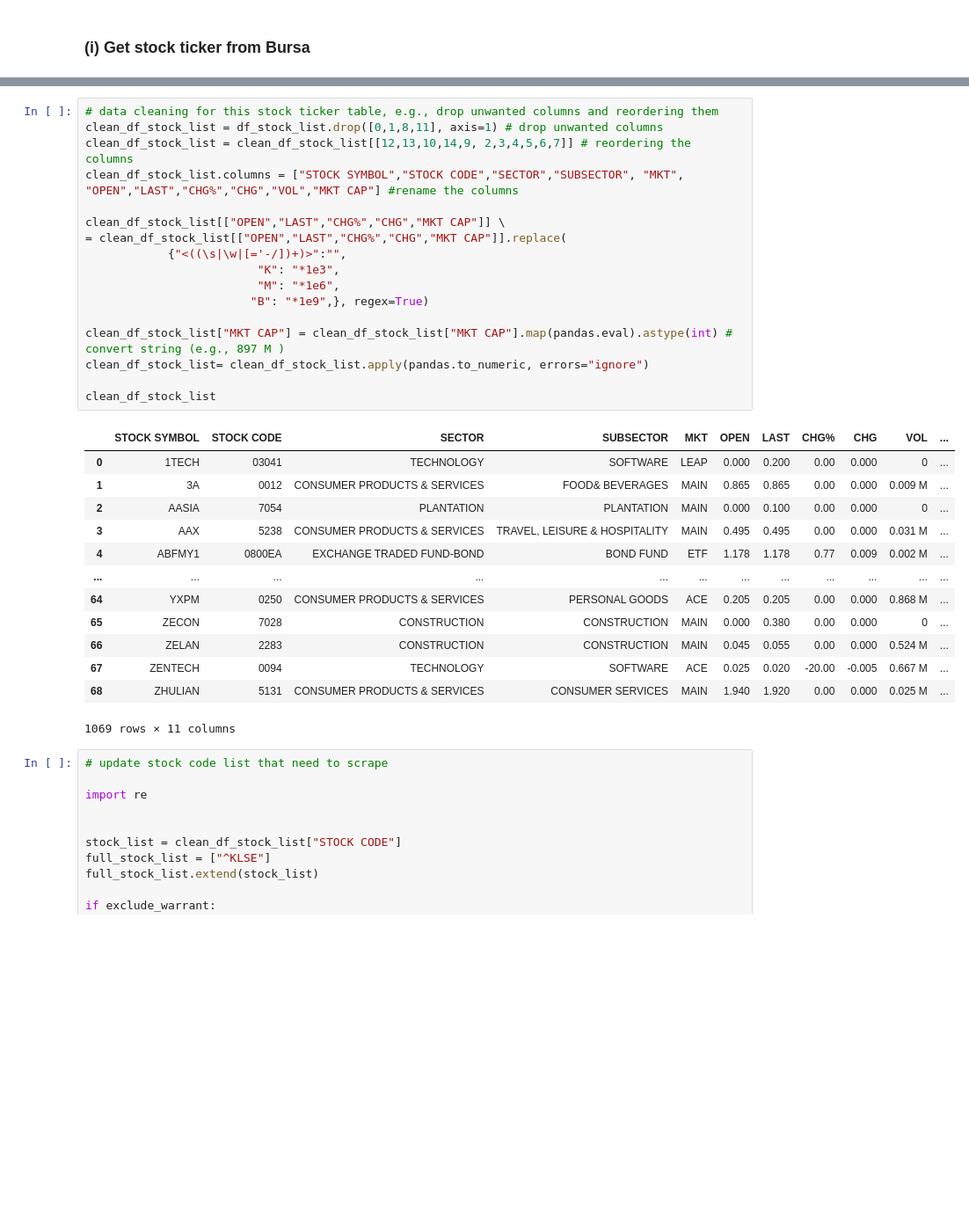
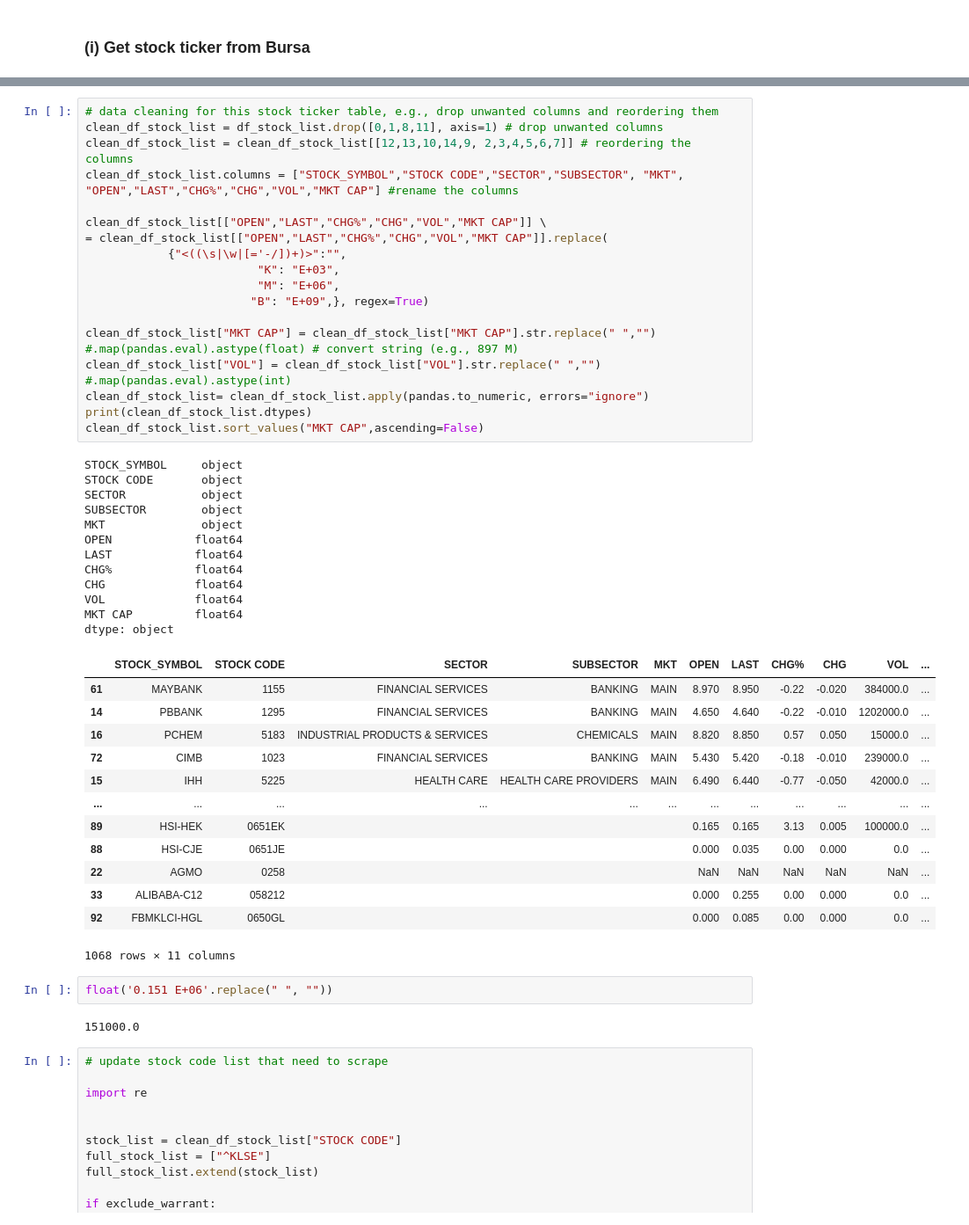
Before and after one commit to tan-yong-sheng/bursa-scraper, a Jupyter notebook: notebook/Bursa_scraper.ipynb, the cells around one changed output, grey strips where cells are left out. Shown: that part at 88% size. Saved outputs shown, nothing was run; the diff lists cells and outputs as text; blank space fills up the shorter version.

```diff
--- a/notebook/Bursa_scraper.ipynb
+++ b/notebook/Bursa_scraper.ipynb
@@ -101,34 +145,51 @@ df_stock_list
 # %%
 # data cleaning for this stock ticker table, e.g., drop unwanted columns and reordering them
 clean_df_stock_list = df_stock_list.drop([0,1,8,11], axis=1) # drop unwanted columns
 clean_df_stock_list = clean_df_stock_list[[12,13,10,14,9, 2,3,4,5,6,7]] # reordering the columns
-clean_df_stock_list.columns = ["STOCK SYMBOL","STOCK CODE","SECTOR","SUBSECTOR", "MKT", "OPEN","LAST","CHG%","CHG","VOL","MKT CAP"] #rename the columns
+clean_df_stock_list.columns = ["STOCK_SYMBOL","STOCK CODE","SECTOR","SUBSECTOR", "MKT", "OPEN","LAST","CHG%","CHG","VOL","MKT CAP"] #rename the columns
 
-clean_df_stock_list[["OPEN","LAST","CHG%","CHG","MKT CAP"]] \
-= clean_df_stock_list[["OPEN","LAST","CHG%","CHG","MKT CAP"]].replace(
+clean_df_stock_list[["OPEN","LAST","CHG%","CHG","VOL","MKT CAP"]] \
+= clean_df_stock_list[["OPEN","LAST","CHG%","CHG","VOL","MKT CAP"]].replace(
             {"<((\s|\w|[='-/])+)>":"",
-                         "K": "*1e3",
-                         "M": "*1e6",
-                        "B": "*1e9",}, regex=True)
+                         "K": "E+03",
+                         "M": "E+06",
+                        "B": "E+09",}, regex=True)
 
-clean_df_stock_list["MKT CAP"] = clean_df_stock_list["MKT CAP"].map(pandas.eval).astype(int) # convert string (e.g., 897 M	)
+clean_df_stock_list["MKT CAP"] = clean_df_stock_list["MKT CAP"].str.replace(" ","") #.map(pandas.eval).astype(float) # convert string (e.g., 897 M)
+clean_df_stock_list["VOL"] = clean_df_stock_list["VOL"].str.replace(" ","") #.map(pandas.eval).astype(int)
 clean_df_stock_list= clean_df_stock_list.apply(pandas.to_numeric, errors="ignore")
-
-clean_df_stock_list
+print(clean_df_stock_list.dtypes)
+clean_df_stock_list.sort_values("MKT CAP",ascending=False)
 # %% [output]
+STOCK_SYMBOL     object
+STOCK CODE       object
+SECTOR           object
+SUBSECTOR        object
+MKT              object
+OPEN            float64
+LAST            float64
+CHG%            float64
+CHG             float64
+VOL             float64
+MKT CAP         float64
+dtype: object
-|  | STOCK SYMBOL | STOCK CODE | SECTOR | SUBSECTOR | MKT | OPEN | LAST | CHG% | CHG | VOL | ... |
-| 0 | 1TECH | 03041 | TECHNOLOGY | SOFTWARE | LEAP | 0.000 | 0.200 | 0.00 | 0.000 | 0 | ... |
-| 1 | 3A | 0012 | CONSUMER PRODUCTS & SERVICES | FOOD& BEVERAGES | MAIN | 0.865 | 0.865 | 0.00 | 0.000 | 0.009 M | ... |
-| 2 | AASIA | 7054 | PLANTATION | PLANTATION | MAIN | 0.000 | 0.100 | 0.00 | 0.000 | 0 | ... |
-| 3 | AAX | 5238 | CONSUMER PRODUCTS & SERVICES | TRAVEL, LEISURE & HOSPITALITY | MAIN | 0.495 | 0.495 | 0.00 | 0.000 | 0.031 M | ... |
-| 4 | ABFMY1 | 0800EA | EXCHANGE TRADED FUND-BOND | BOND FUND | ETF | 1.178 | 1.178 | 0.77 | 0.009 | 0.002 M | ... |
+|  | STOCK_SYMBOL | STOCK CODE | SECTOR | SUBSECTOR | MKT | OPEN | LAST | CHG% | CHG | VOL | ... |
+| 61 | MAYBANK | 1155 | FINANCIAL SERVICES | BANKING | MAIN | 8.970 | 8.950 | -0.22 | -0.020 | 384000.0 | ... |
+| 14 | PBBANK | 1295 | FINANCIAL SERVICES | BANKING | MAIN | 4.650 | 4.640 | -0.22 | -0.010 | 1202000.0 | ... |
+| 16 | PCHEM | 5183 | INDUSTRIAL PRODUCTS & SERVICES | CHEMICALS | MAIN | 8.820 | 8.850 | 0.57 | 0.050 | 15000.0 | ... |
+| 72 | CIMB | 1023 | FINANCIAL SERVICES | BANKING | MAIN | 5.430 | 5.420 | -0.18 | -0.010 | 239000.0 | ... |
+| 15 | IHH | 5225 | HEALTH CARE | HEALTH CARE PROVIDERS | MAIN | 6.490 | 6.440 | -0.77 | -0.050 | 42000.0 | ... |
 | ... | ... | ... | ... | ... | ... | ... | ... | ... | ... | ... | ... |
-| 64 | YXPM | 0250 | CONSUMER PRODUCTS & SERVICES | PERSONAL GOODS | ACE | 0.205 | 0.205 | 0.00 | 0.000 | 0.868 M | ... |
-| 65 | ZECON | 7028 | CONSTRUCTION | CONSTRUCTION | MAIN | 0.000 | 0.380 | 0.00 | 0.000 | 0 | ... |
-| 66 | ZELAN | 2283 | CONSTRUCTION | CONSTRUCTION | MAIN | 0.045 | 0.055 | 0.00 | 0.000 | 0.524 M | ... |
-| 67 | ZENTECH | 0094 | TECHNOLOGY | SOFTWARE | ACE | 0.025 | 0.020 | -20.00 | -0.005 | 0.667 M | ... |
-| 68 | ZHULIAN | 5131 | CONSUMER PRODUCTS & SERVICES | CONSUMER SERVICES | MAIN | 1.940 | 1.920 | 0.00 | 0.000 | 0.025 M | ... |
+| 89 | HSI-HEK | 0651EK |  |  |  | 0.165 | 0.165 | 3.13 | 0.005 | 100000.0 | ... |
+| 88 | HSI-CJE | 0651JE |  |  |  | 0.000 | 0.035 | 0.00 | 0.000 | 0.0 | ... |
+| 22 | AGMO | 0258 |  |  |  | NaN | NaN | NaN | NaN | NaN | ... |
+| 33 | ALIBABA-C12 | 058212 |  |  |  | 0.000 | 0.255 | 0.00 | 0.000 | 0.0 | ... |
+| 92 | FBMKLCI-HGL | 0650GL |  |  |  | 0.000 | 0.085 | 0.00 | 0.000 | 0.0 | ... |
-1069 rows × 11 columns
+1068 rows × 11 columns
+# %%
+float('0.151 E+06'.replace(" ", ""))
+# %% [output]
+151000.0
 # %%
 # update stock code list that need to scrape
 
```
Also changed, not shown: parts of 31 cells of this notebook.
